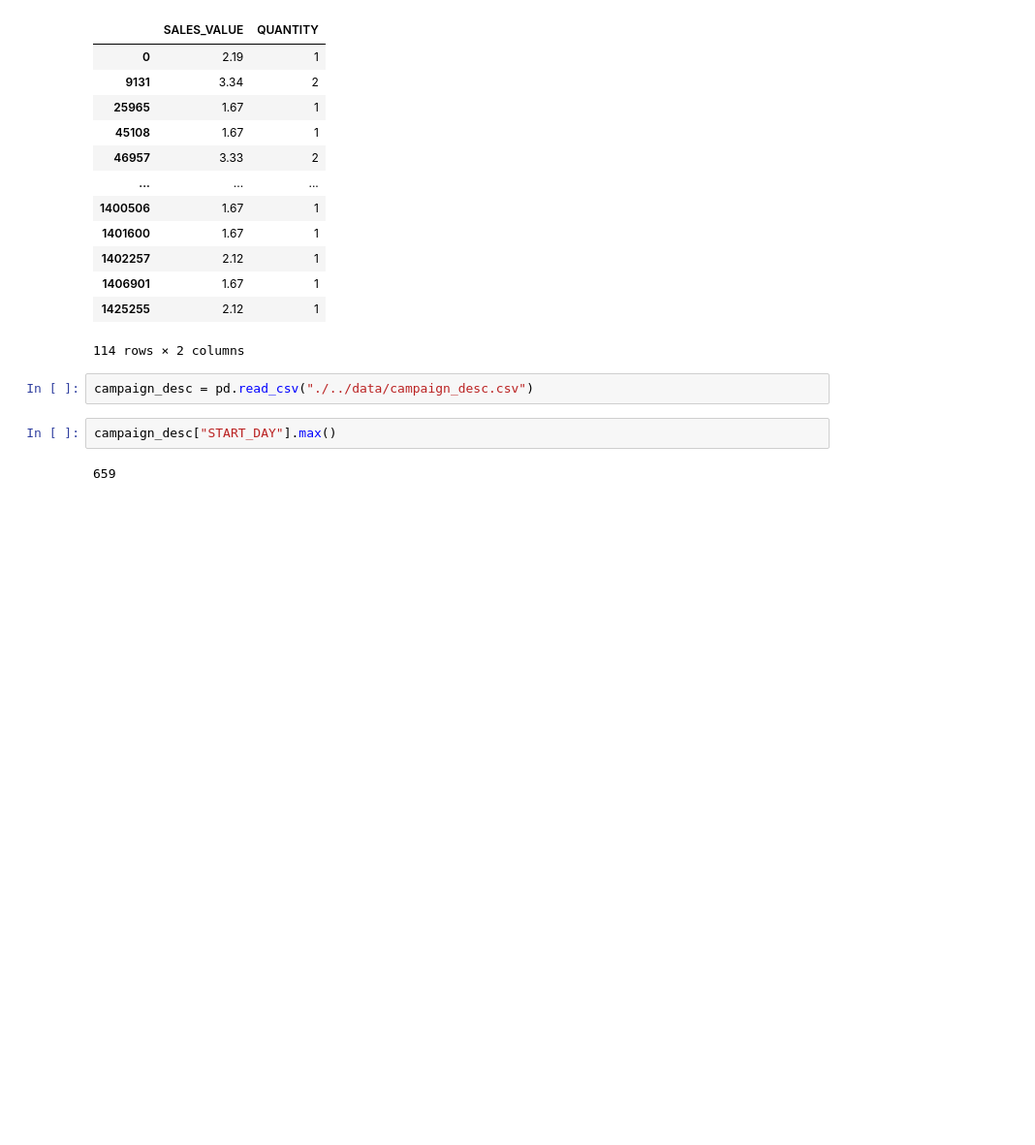
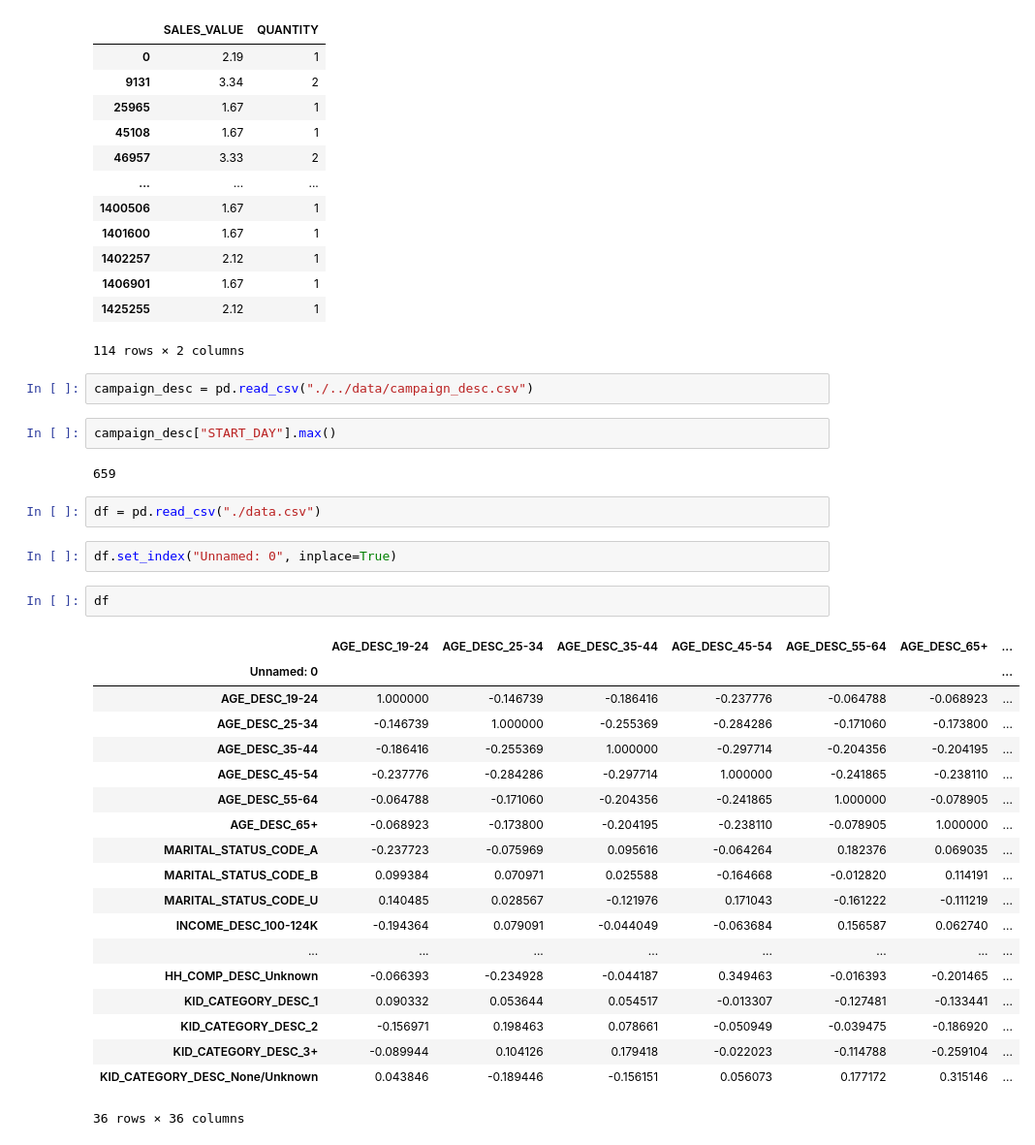
Before and after one commit to s21dlemanskiy/R_Lemanskiy_Konstantin, a Jupyter notebook: final_task/Untitled.ipynb, the cells around one changed output. Shown at 97% size. Saved outputs shown, nothing was run; the diff lists cells and outputs as text; blank space fills up the shorter version.

```diff
--- a/final_task/Untitled.ipynb
+++ b/final_task/Untitled.ipynb
@@ -40,3 +40,29 @@ campaign_desc = pd.read_csv("./../data/campaign_desc.csv")
 campaign_desc["START_DAY"].max()
 # %% [output]
 659
+# %%
+df = pd.read_csv("./data.csv")
+# %%
+df.set_index("Unnamed: 0", inplace=True)
+# %%
+df
+# %% [output]
+|  | AGE_DESC_19-24 | AGE_DESC_25-34 | AGE_DESC_35-44 | AGE_DESC_45-54 | AGE_DESC_55-64 | AGE_DESC_65+ | ... |
+| Unnamed: 0 |  |  |  |  |  |  | ... |
+| AGE_DESC_19-24 | 1.000000 | -0.146739 | -0.186416 | -0.237776 | -0.064788 | -0.068923 | ... |
+| AGE_DESC_25-34 | -0.146739 | 1.000000 | -0.255369 | -0.284286 | -0.171060 | -0.173800 | ... |
+| AGE_DESC_35-44 | -0.186416 | -0.255369 | 1.000000 | -0.297714 | -0.204356 | -0.204195 | ... |
+| AGE_DESC_45-54 | -0.237776 | -0.284286 | -0.297714 | 1.000000 | -0.241865 | -0.238110 | ... |
+| AGE_DESC_55-64 | -0.064788 | -0.171060 | -0.204356 | -0.241865 | 1.000000 | -0.078905 | ... |
+| AGE_DESC_65+ | -0.068923 | -0.173800 | -0.204195 | -0.238110 | -0.078905 | 1.000000 | ... |
+| MARITAL_STATUS_CODE_A | -0.237723 | -0.075969 | 0.095616 | -0.064264 | 0.182376 | 0.069035 | ... |
+| MARITAL_STATUS_CODE_B | 0.099384 | 0.070971 | 0.025588 | -0.164668 | -0.012820 | 0.114191 | ... |
+| MARITAL_STATUS_CODE_U | 0.140485 | 0.028567 | -0.121976 | 0.171043 | -0.161222 | -0.111219 | ... |
+| INCOME_DESC_100-124K | -0.194364 | 0.079091 | -0.044049 | -0.063684 | 0.156587 | 0.062740 | ... |
+| ... | ... | ... | ... | ... | ... | ... | ... |
+| HH_COMP_DESC_Unknown | -0.066393 | -0.234928 | -0.044187 | 0.349463 | -0.016393 | -0.201465 | ... |
+| KID_CATEGORY_DESC_1 | 0.090332 | 0.053644 | 0.054517 | -0.013307 | -0.127481 | -0.133441 | ... |
+| KID_CATEGORY_DESC_2 | -0.156971 | 0.198463 | 0.078661 | -0.050949 | -0.039475 | -0.186920 | ... |
+| KID_CATEGORY_DESC_3+ | -0.089944 | 0.104126 | 0.179418 | -0.022023 | -0.114788 | -0.259104 | ... |
+| KID_CATEGORY_DESC_None/Unknown | 0.043846 | -0.189446 | -0.156151 | 0.056073 | 0.177172 | 0.315146 | ... |
+36 rows × 36 columns
```
Also changed, not shown: parts of 1 cell of this notebook, 3 other files.
